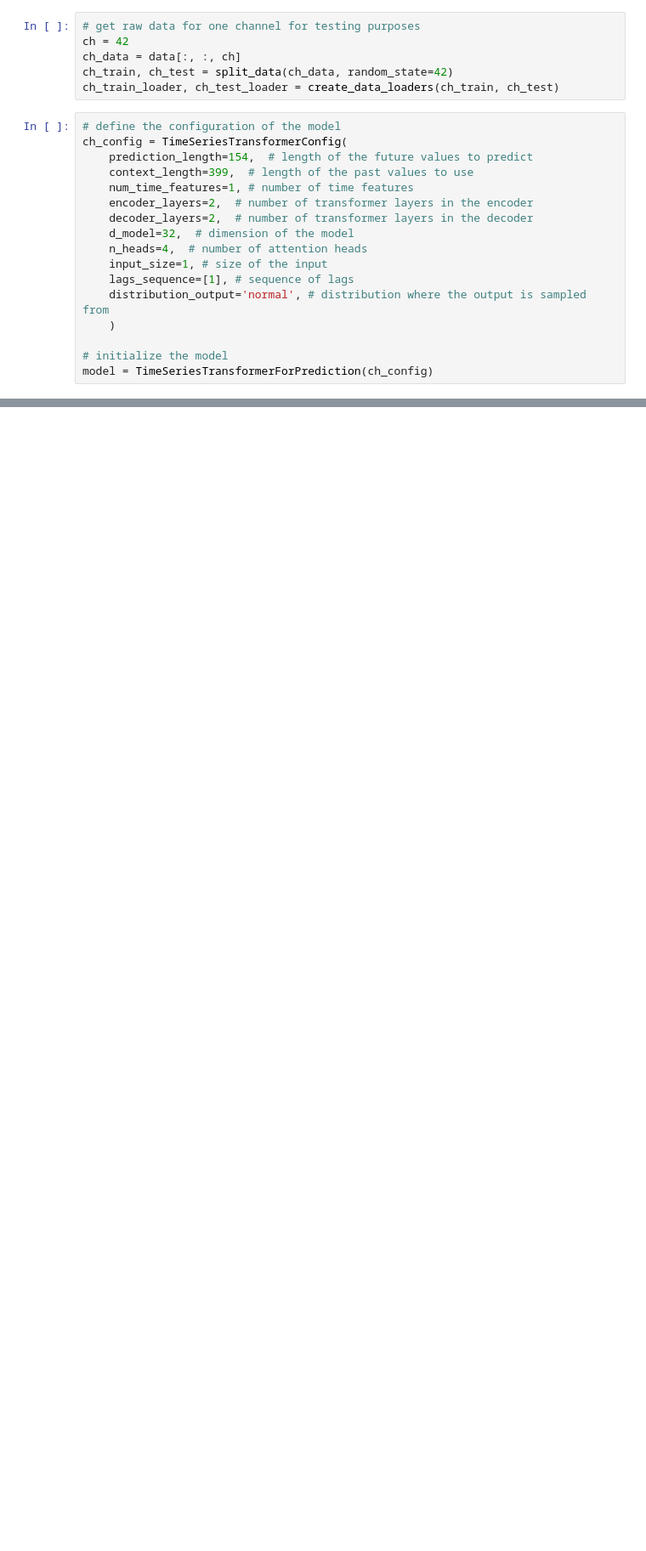
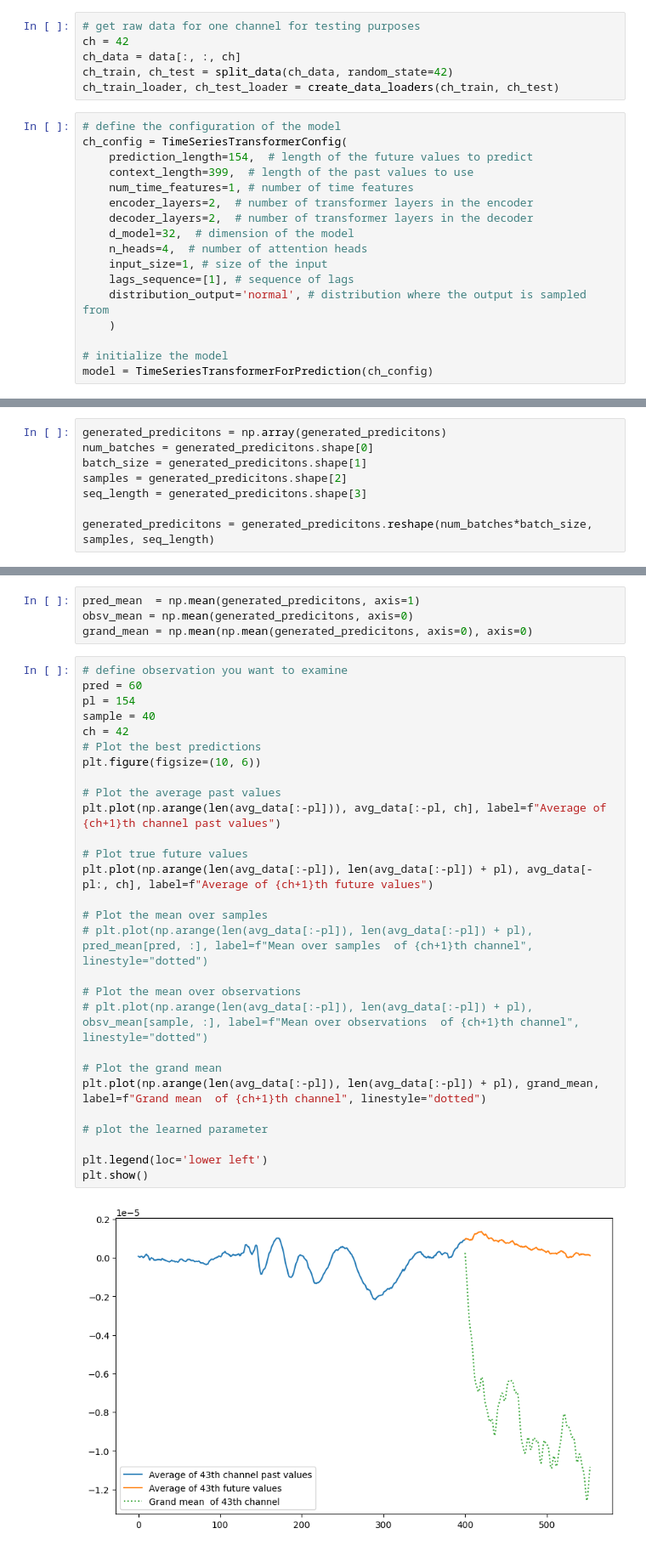
Before and after one commit to allshaks/eeg_llm, a Jupyter notebook: Transformer_on_EEG_data.ipynb, the cells around one changed output, grey strips where cells are left out. Shown at 85% size. Saved outputs shown, nothing was run; the diff lists cells and outputs as text; blank space fills up the shorter version.

Commit message:
trained transformer on one channel

```diff
--- a/Transformer_on_EEG_data.ipynb
+++ b/Transformer_on_EEG_data.ipynb
@@ -187,0 +263,8 @@ KeyboardInterrupt:
+# %%
+generated_predicitons = np.array(generated_predicitons)
+num_batches = generated_predicitons.shape[0]
+batch_size = generated_predicitons.shape[1]
+samples = generated_predicitons.shape[2]
+seq_length = generated_predicitons.shape[3]
+
+generated_predicitons = generated_predicitons.reshape(num_batches*batch_size, samples, seq_length)
@@ -187,0 +275,34 @@ KeyboardInterrupt:
+# %%
+pred_mean  = np.mean(generated_predicitons, axis=1)
+obsv_mean = np.mean(generated_predicitons, axis=0)
+grand_mean = np.mean(np.mean(generated_predicitons, axis=0), axis=0)
+# %%
+# define observation you want to examine
+pred = 60
+pl = 154
+sample = 40
+ch = 42
+# Plot the best predictions
+plt.figure(figsize=(10, 6))
+
+# Plot the average past values
+plt.plot(np.arange(len(avg_data[:-pl])), avg_data[:-pl, ch], label=f"Average of {ch+1}th channel past values")
+
+# Plot true future values
+plt.plot(np.arange(len(avg_data[:-pl]), len(avg_data[:-pl]) + pl), avg_data[-pl:, ch], label=f"Average of {ch+1}th future values")
+
+# Plot the mean over samples
+# plt.plot(np.arange(len(avg_data[:-pl]), len(avg_data[:-pl]) + pl), pred_mean[pred, :], label=f"Mean over samples  of {ch+1}th channel", linestyle="dotted")
+
+# Plot the mean over observations
+# plt.plot(np.arange(len(avg_data[:-pl]), len(avg_data[:-pl]) + pl), obsv_mean[sample, :], label=f"Mean over observations  of {ch+1}th channel", linestyle="dotted")
+
+# Plot the grand mean
+plt.plot(np.arange(len(avg_data[:-pl]), len(avg_data[:-pl]) + pl), grand_mean, label=f"Grand mean  of {ch+1}th channel", linestyle="dotted")
+
+# plot the learned parameter
+
+plt.legend(loc='lower left')
+plt.show()
+# %% [output]
+[figure, added]
```
Also changed, not shown: parts of 9 cells of this notebook, 2 other files.
